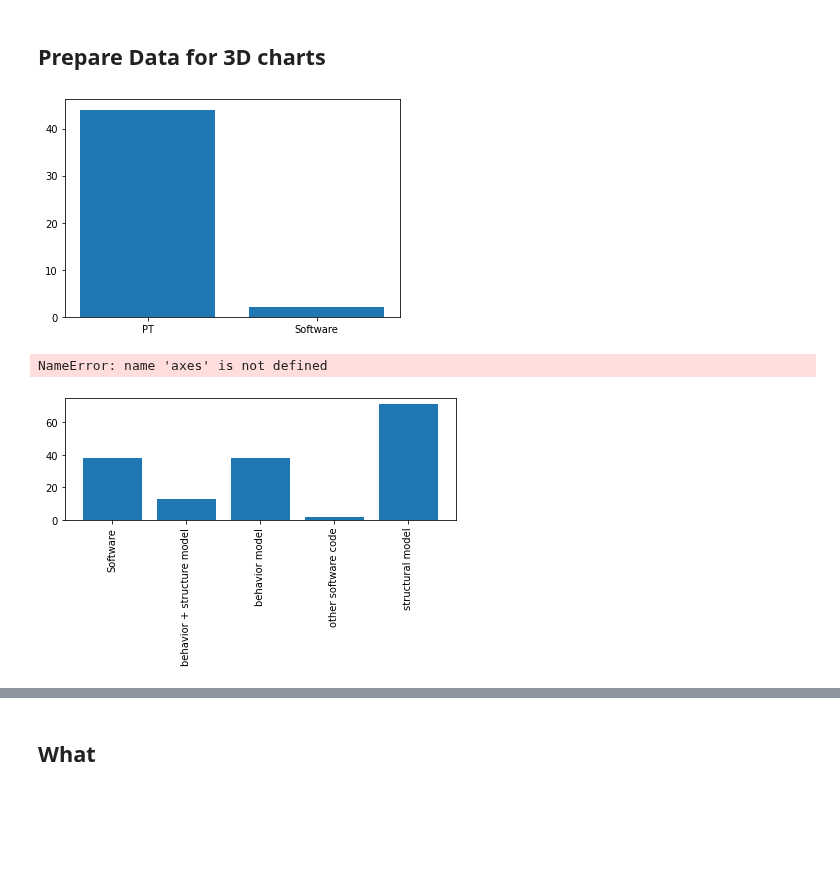
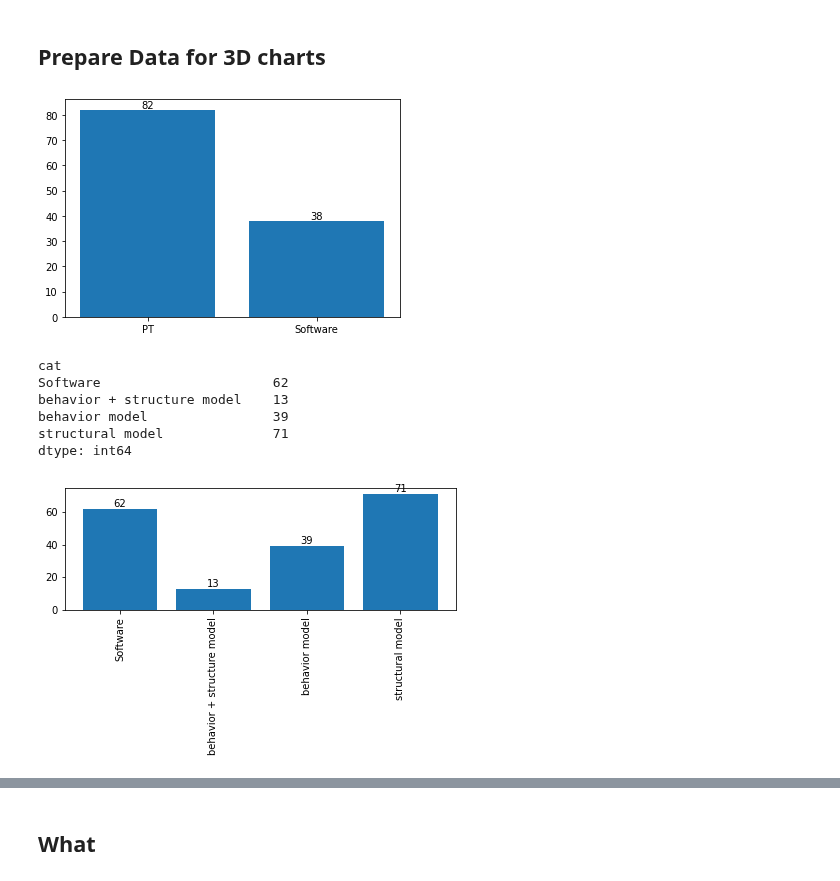
Before and after one commit to cdl-mint/mde4dts, a Jupyter notebook: visualizations_daniel.ipynb, the cells around one changed output, grey strips where cells are left out. Cells and saved outputs as stored; diff of their text form; code cells hidden in the pictures; blank space fills up the shorter version.

Commit message:
einheitliches naiming der "guten" daten + update figures

```diff
--- a/visualizations_daniel.ipynb
+++ b/visualizations_daniel.ipynb
@@ -46,45 +46,53 @@ for title, contents in data_semistr.items():
     for index, mdeContents in contents["modelTrafos"].items():
         mdeContents = json.loads(mdeContents)
         src_cat_1 = mdeContents["source category"]
-        src_cat_2 = mdeContents["source sub-category"]
+        src_cat_2 = mdeContents["source sub-category 1"]
+        src_cat_2_1 = mdeContents["source sub-category 2"]
         src_cat_3 = mdeContents["source model target category"]
         trg_cat_1 = mdeContents["target category"]
         trg_cat_1_1 = mdeContents["target category 2"]
-        trg_cat_2 = mdeContents["target sub-category"]
+        trg_cat_2 = mdeContents["target sub-category 1"]
+        trg_cat_2_1 = mdeContents["target sub-category 2"]
         slcp = mdeContents["system lifecycle phase"]
-        #trg_cat_3 = mdeContents["target model target category"]
+        trg_cat_3 = mdeContents["target model target category"]
         mde_technique = mdeContents["model processing technique"]
         new_line = pd.DataFrame([{"source": src_cat_2, "target": trg_cat_2, "mde": mde_technique, "domain": domain}])
         source_target_mde_domain = pd.concat([source_target_mde_domain, new_line], ignore_index=True)
+        new_line = pd.DataFrame([{"source": src_cat_2, "target": trg_cat_2_1, "mde": mde_technique, "domain": domain}])
+        source_target_mde_domain = pd.concat([source_target_mde_domain, new_line], ignore_index=True)
+        new_line = pd.DataFrame([{"source": src_cat_2_1, "target": trg_cat_2, "mde": mde_technique, "domain": domain}])
+        source_target_mde_domain = pd.concat([source_target_mde_domain, new_line], ignore_index=True)
+        new_line = pd.DataFrame([{"source": src_cat_2_1, "target": trg_cat_2_1, "mde": mde_technique, "domain": domain}])
+        source_target_mde_domain = pd.concat([source_target_mde_domain, new_line], ignore_index=True)
         new_line = pd.DataFrame([{"cat": src_cat_3}])
         target_categories = pd.concat([target_categories, new_line], ignore_index=True)
-        #new_line = pd.DataFrame([{"cat": trg_cat_3}])
-        #target_categories = pd.concat([target_categories, new_line], ignore_index=True)
+        new_line = pd.DataFrame([{"cat": trg_cat_3}])
+        target_categories = pd.concat([target_categories, new_line], ignore_index=True)
         new_line = pd.DataFrame([{"cat": src_cat_1}])
         main_categories = pd.concat([main_categories, new_line], ignore_index=True)
         new_line = pd.DataFrame([{"cat": trg_cat_1}])
         main_categories = pd.concat([main_categories, new_line], ignore_index=True)
-        new_line = pd.DataFrame([{"cat": trg_cat_1_1}])
-        main_categories = pd.concat([main_categories, new_line], ignore_index=True)
+        #new_line = pd.DataFrame([{"cat": trg_cat_1_1}])
+        #main_categories = pd.concat([main_categories, new_line], ignore_index=True)
         new_line = pd.DataFrame([{"tlcp": tlcp, "slcp": slcp}])
         twin_system_lcp = pd.concat([twin_system_lcp, new_line], ignore_index=True)
 
 source_target_mde = source_target_mde_domain.drop("domain", axis=1)
 source_target_mtom = source_target_mde[source_target_mde['mde'] == "Model to Model Transformation"]
 source_target_mtom = source_target_mtom.drop("mde", axis=1)
-source_target_mtom = source_target_mtom.fillna("n.d.")
+source_target_mtom = source_target_mtom.dropna()
 source_target_mtom = source_target_mtom.groupby(["source", "target"]).size().unstack()
 source_target_mtom = source_target_mtom.fillna(0).astype(int)
 source_target_mtom.to_csv("./data/categorization_modeltomodel.csv", sep=";", index=True)
 
 source_target_mi = source_target_mde[source_target_mde['mde'] == "Model Interpretation"]
-source_target_mi = source_target_mi.fillna("n.d.")
+source_target_mi = source_target_mi.dropna()
 source_target_mi = source_target_mi.groupby(["source", "target"]).size().unstack()
 source_target_mi = source_target_mi.fillna(0).astype(int)
 source_target_mi.to_csv("./data/categorization_modelinterpretation.csv", sep=";", index=True)
 
 source_target_mtot = source_target_mde[source_target_mde['mde'] == "Code Generation"]
-source_target_mtot = source_target_mtot.fillna("n.d.")
+source_target_mtot = source_target_mtot.dropna()
 source_target_mtot = source_target_mtot.groupby(["source", "target"]).size().unstack()
 source_target_mtot = source_target_mtot.fillna(0).astype(int)
 source_target_mtot.to_csv("./data/categorization_modeltotext.csv", sep=";", index=True)
@@ -115,24 +123,35 @@ generation_target.to_csv("./data/generation_targets.csv", sep=";", index=True)
 interpretation_engines.to_csv("./data/interpretation_engines.csv", sep=";", index=True)
 # %%
 target_categories_grouped = target_categories.groupby("cat").size()
-plt.bar(["PT", "Software"], [target_categories_grouped.iloc[0], target_categories_grouped[2]])
+fix, ax = plt.subplots()
+container = plt.bar(["PT", "Software"], [target_categories_grouped.iloc[0], target_categories_grouped[2]])
+ax.bar_label(container)
 plt.savefig(destination_folder + "model_categories_target_bar.jpg")
 plt.show()
+main_categories = main_categories[main_categories["cat"] != "software"]
 main_categories_grouped = main_categories.groupby("cat")
 main_categories_size = main_categories_grouped.size()
+print(main_categories_size)
 row_names = []
 height_values = []
 for index, value in main_categories_grouped:
     row_names.append(index)
     height_values.append(main_categories_size[index])
-plt.bar(row_names, height_values)
+fix, ax = plt.subplots()
+container = plt.bar(row_names, height_values)
+ax.bar_label(container)
 plt.xticks(rotation=90)
 plt.tight_layout()
 plt.savefig(destination_folder + "model_categories_main_bar.jpg")
 # %% [output]
-[figure, old version]
+[figure, new version]
-NameError: name 'axes' is not defined
+cat
+Software                      62
+behavior + structure model    13
+behavior model                39
+structural model              71
+dtype: int64
-[figure, old version]
+[figure, new version]
 # %%
 
 
```
Also changed, not shown: parts of 7 cells of this notebook, 21 other files.
